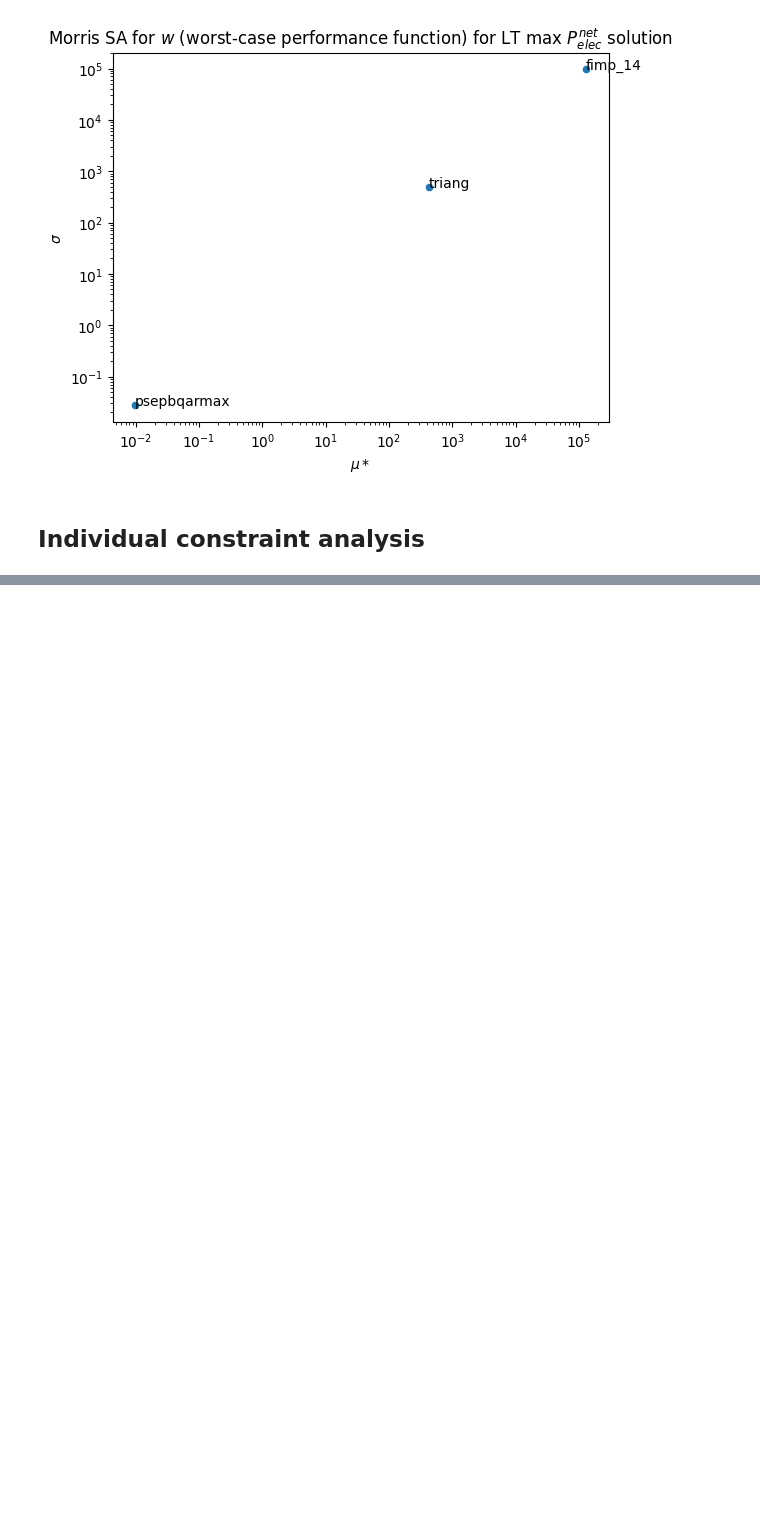
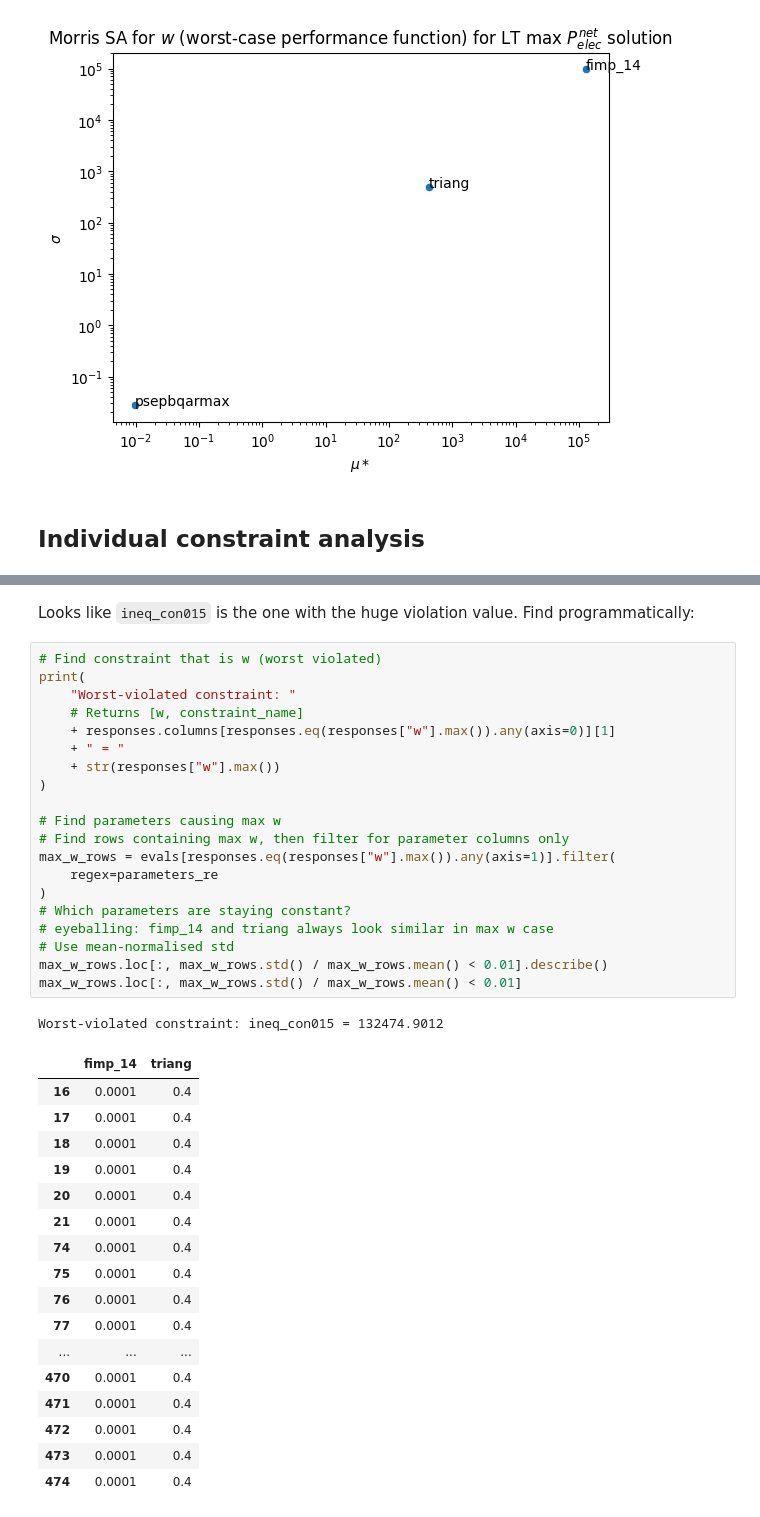
Before and after one commit to jonmaddock/dakota-process, a Jupyter notebook: morris/analyse_morris.ipynb, the cells around one changed output, grey strips where cells are left out. Saved outputs shown, nothing was run; the diff lists cells and outputs as text; blank space fills up the shorter version.

```diff
--- a/morris/analyse_morris.ipynb
+++ b/morris/analyse_morris.ipynb
@@ -162,0 +190,41 @@ Name: w, dtype: float64
+# %% [markdown]
+Looks like `ineq_con015` is the one with the huge violation value. Find programmatically:
+# %%
+# Find constraint that is w (worst violated)
+print(
+    "Worst-violated constraint: "
+    # Returns [w, constraint_name]
+    + responses.columns[responses.eq(responses["w"].max()).any(axis=0)][1]
+    + " = "
+    + str(responses["w"].max())
+)
+
+# Find parameters causing max w
+# Find rows containing max w, then filter for parameter columns only
+max_w_rows = evals[responses.eq(responses["w"].max()).any(axis=1)].filter(
+    regex=parameters_re
+)
+# Which parameters are staying constant?
+# eyeballing: fimp_14 and triang always look similar in max w case
+# Use mean-normalised std
+max_w_rows.loc[:, max_w_rows.std() / max_w_rows.mean() < 0.01].describe()
+max_w_rows.loc[:, max_w_rows.std() / max_w_rows.mean() < 0.01]
+# %% [output]
+Worst-violated constraint: ineq_con015 = 132474.9012
+|  | fimp_14 | triang |
+| 16 | 0.0001 | 0.4 |
+| 17 | 0.0001 | 0.4 |
+| 18 | 0.0001 | 0.4 |
+| 19 | 0.0001 | 0.4 |
+| 20 | 0.0001 | 0.4 |
+| 21 | 0.0001 | 0.4 |
+| 74 | 0.0001 | 0.4 |
+| 75 | 0.0001 | 0.4 |
+| 76 | 0.0001 | 0.4 |
+| 77 | 0.0001 | 0.4 |
+| ... | ... | ... |
+| 470 | 0.0001 | 0.4 |
+| 471 | 0.0001 | 0.4 |
+| 472 | 0.0001 | 0.4 |
+| 473 | 0.0001 | 0.4 |
+| 474 | 0.0001 | 0.4 |
```
Also changed, not shown: parts of 6 cells of this notebook.
